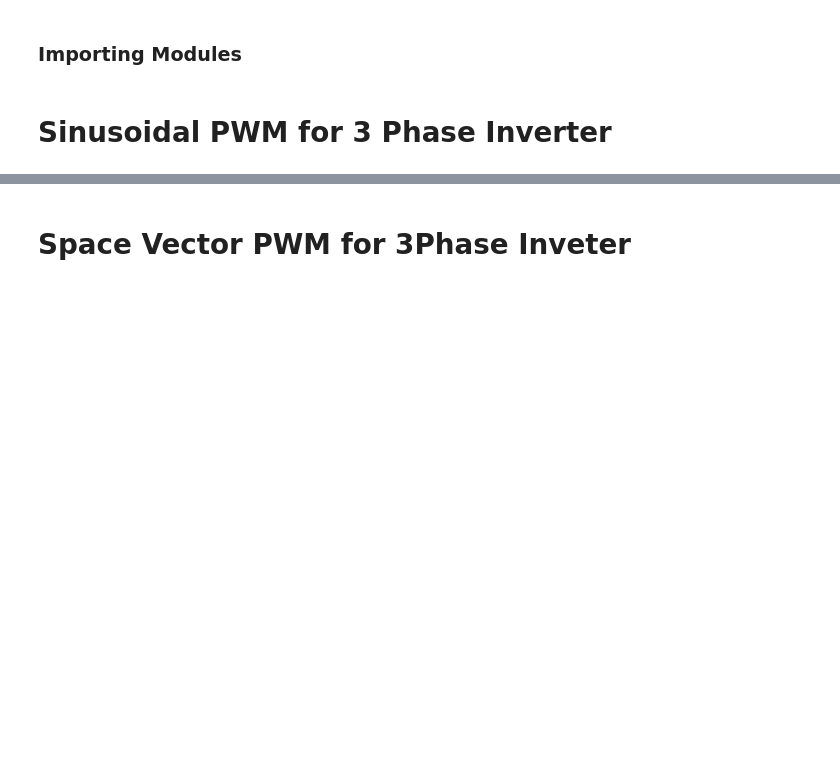
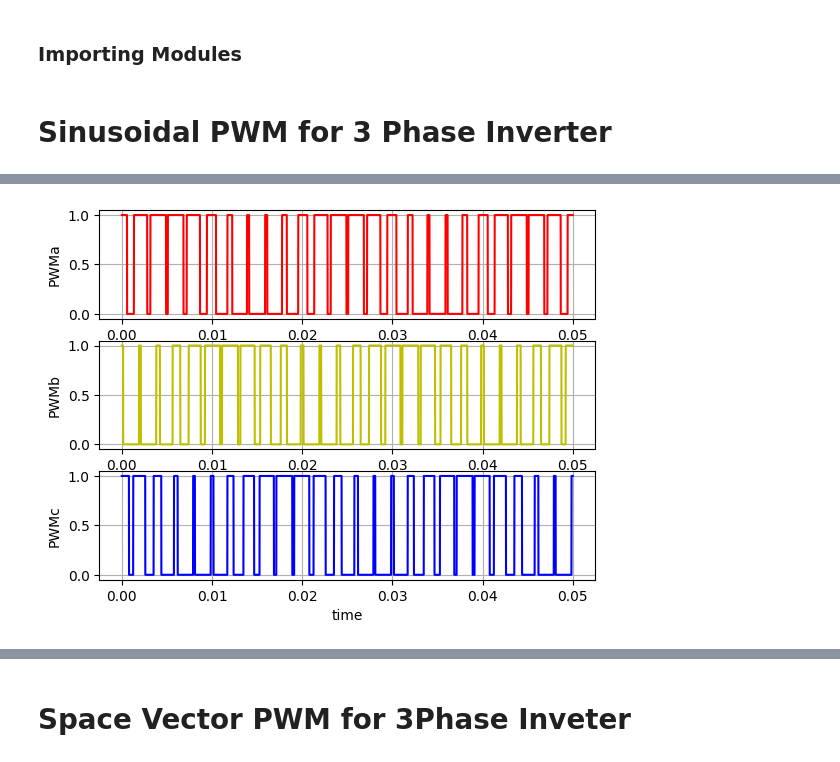
Before and after one commit to sunnyiisc/Three-Phase-Inverter-12VDC-to-440VAC-3ph--50Hz, a Jupyter notebook: 3_phase_Inverter.ipynb, the cells around one changed output, grey strips where cells are left out. Cells and saved outputs as stored; diff of their text form; code cells hidden in the pictures; blank space fills up the shorter version.

```diff
--- a/3_phase_Inverter.ipynb
+++ b/3_phase_Inverter.ipynb
@@ -60,0 +50,20 @@ plt.show()
+# %%
+# Plotting the PWM signals of each phase
+plt.subplot(3,1,1)
+plt.plot(t, x_pwma, 'r')
+plt.xlabel('time')
+plt.ylabel('PWMa')
+plt.grid()
+plt.subplot(3,1,2)
+plt.plot(t, x_pwmb, 'y')
+plt.xlabel('time')
+plt.ylabel('PWMb')
+plt.grid()
+plt.subplot(3,1,3)
+plt.plot(t, x_pwmc, 'b')
+plt.xlabel('time')
+plt.ylabel('PWMc')
+plt.grid()
+plt.show()
+# %% [output]
+[figure, added]
```
Also changed, not shown: parts of 3 cells of this notebook.
